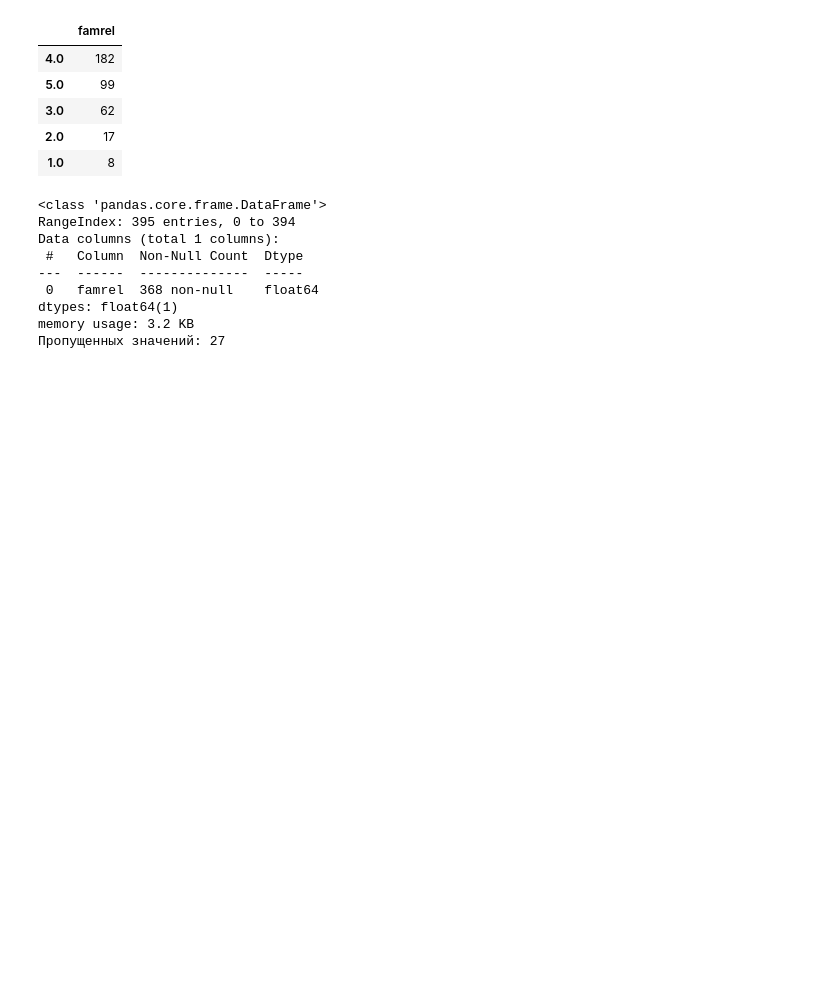
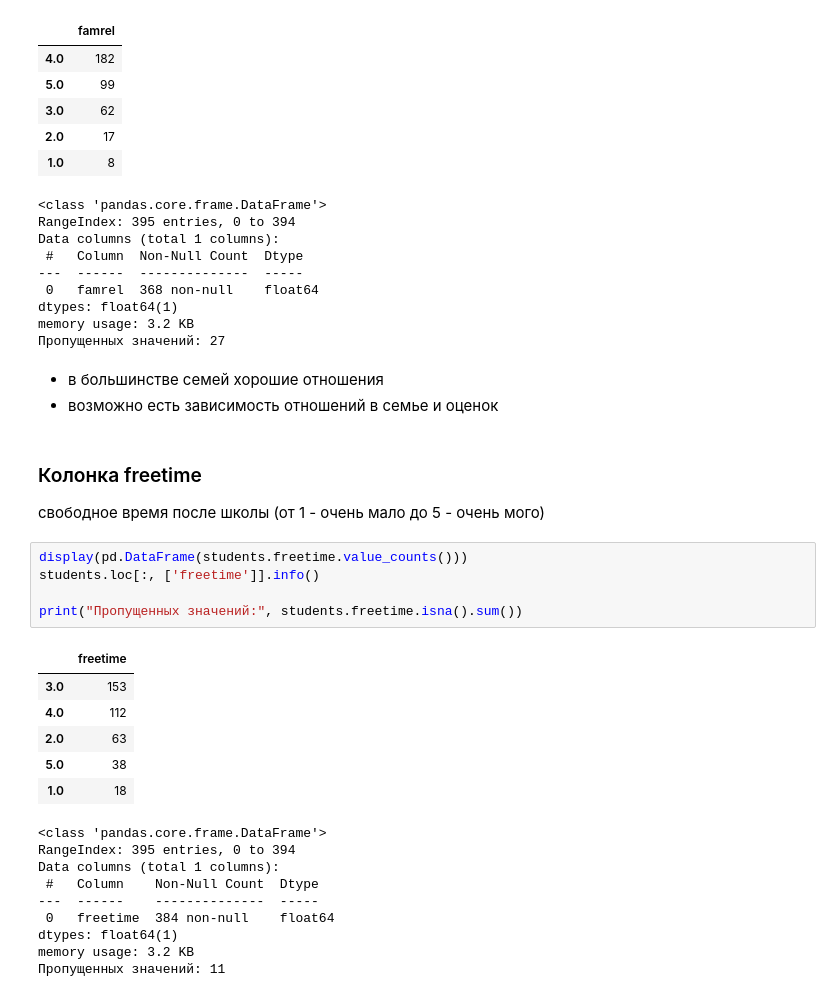
Before and after one commit to Ro-Ksu/skillfactory_rds, a Jupyter notebook: module_2/Module_2.ipynb, the cells around one changed output. Drawn from its saved outputs; the diff is of its cells as text; blank space fills up the shorter version.

```diff
--- a/module_2/Module_2.ipynb
+++ b/module_2/Module_2.ipynb
@@ -851,3 +851,30 @@ Data columns (total 1 columns):
 dtypes: float64(1)
 memory usage: 3.2 KB
 Пропущенных значений: 27
+# %% [markdown]
+- в большинстве семей хорошие отношения
+- возможно есть зависимость отношений в семье и оценок
+# %% [markdown]
+### Колонка freetime
+свободное время после школы (от 1 - очень мало до 5 - очень мого)
+# %%
+display(pd.DataFrame(students.freetime.value_counts()))
+students.loc[:, ['freetime']].info()
+
+print("Пропущенных значений:", students.freetime.isna().sum())
+# %% [output]
+|  | freetime |
+| 3.0 | 153 |
+| 4.0 | 112 |
+| 2.0 | 63 |
+| 5.0 | 38 |
+| 1.0 | 18 |
+<class 'pandas.core.frame.DataFrame'>
+RangeIndex: 395 entries, 0 to 394
+Data columns (total 1 columns):
+ #   Column    Non-Null Count  Dtype
+---  ------    --------------  -----
+ 0   freetime  384 non-null    float64
+dtypes: float64(1)
+memory usage: 3.2 KB
+Пропущенных значений: 11
```
Also changed, not shown: parts of 10 cells of this notebook.
